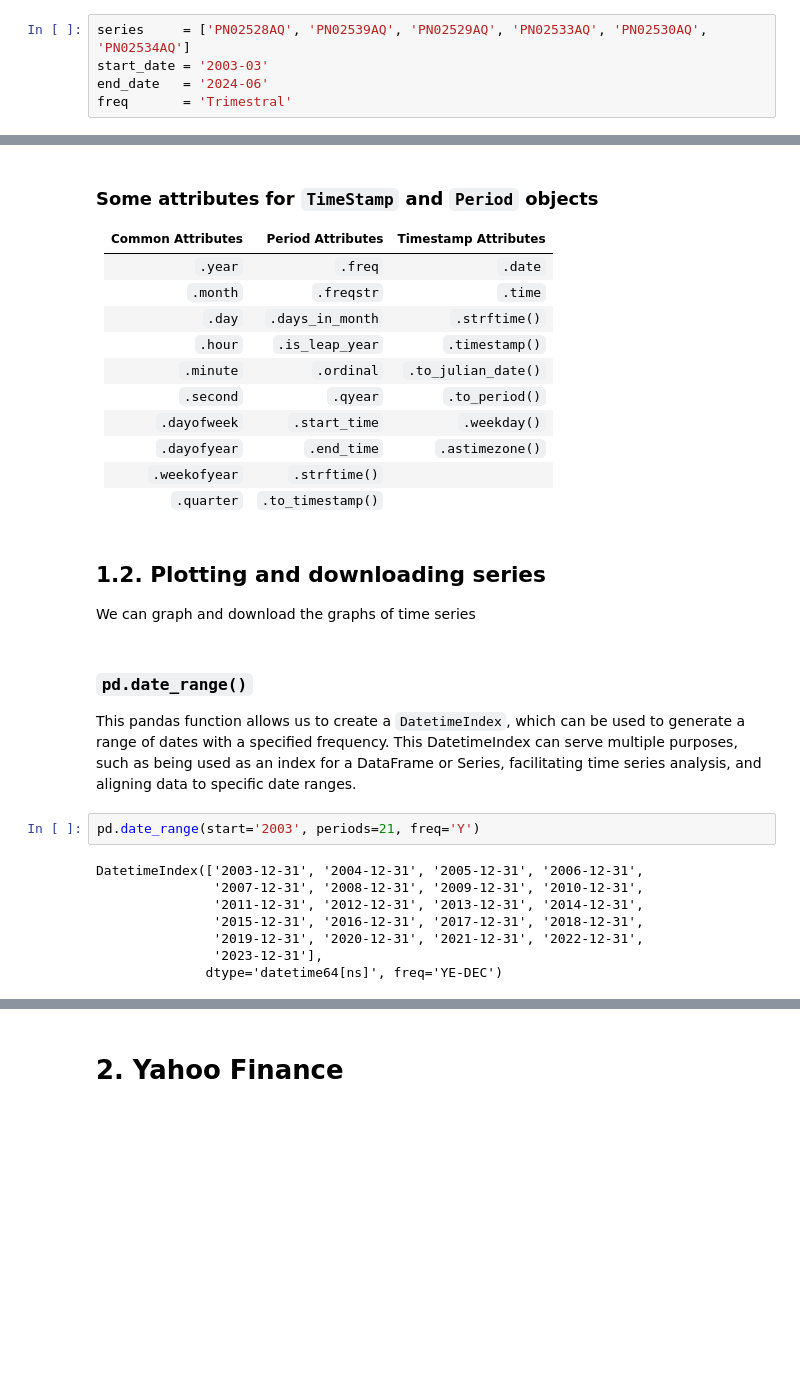
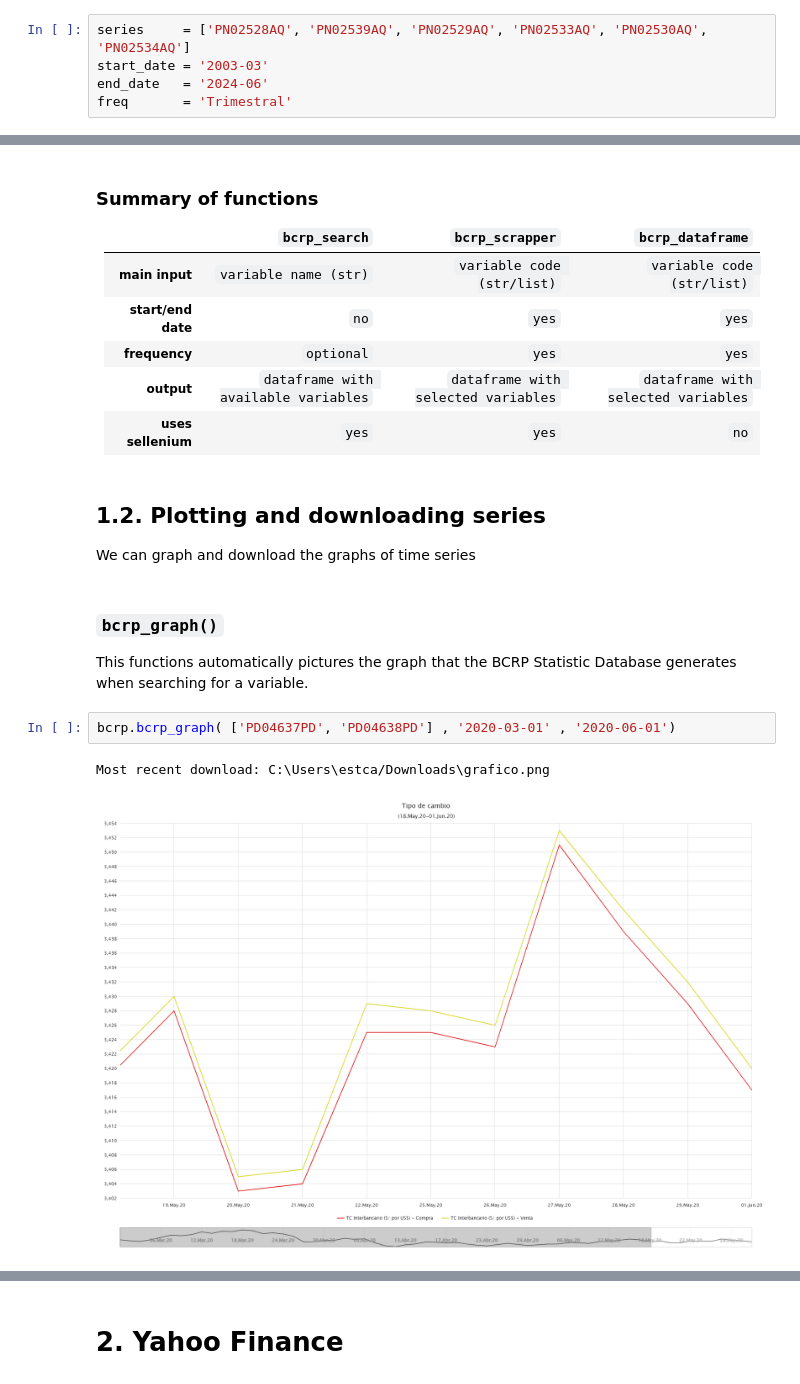
Before and after one commit to estcab00/timeseries-python, a Jupyter notebook: Sessions/Session 3 - Time Series Extraction.ipynb, the cells around one changed output, grey strips where cells are left out. Drawn from its saved outputs; the diff is of its cells as text; blank space fills up the shorter version.

````diff
--- a/Sessions/Session 3 - Time Series Extraction.ipynb
+++ b/Sessions/Session 3 - Time Series Extraction.ipynb
@@ -351,31 +315,21 @@ Execution time: 0.7813937664031982 seconds
 # %% [markdown]
-### Some attributes for `TimeStamp` and `Period` objects
+### Summary of functions
 
-| Common Attributes               | Period Attributes            | Timestamp Attributes            |
-|---------------------------------|------------------------------|---------------------------------|
-| `.year`                         | `.freq`                      | `.date`                         |
-| `.month`                        | `.freqstr`                   | `.time`                         |
-| `.day`                          | `.days_in_month`             | `.strftime()`                   |
-| `.hour`                         | `.is_leap_year`              | `.timestamp()`                  |
-| `.minute`                       | `.ordinal`                   | `.to_julian_date()`             |
-| `.second`                       | `.qyear`                     | `.to_period()`                  |
-| `.dayofweek`                    | `.start_time`                | `.weekday()`                    |
-| `.dayofyear`                    | `.end_time`                  | `.astimezone()`                 |
-| `.weekofyear`                   | `.strftime()`                |                                 |
-| `.quarter`                      | `.to_timestamp()`            |                                 |
+|             |   `bcrp_search`       | `bcrp_scrapper`            | `bcrp_dataframe`      |
+|---------------------------------|------------------------------|---------------------------------|---------------------------------|
+| **main input**                   | `variable name (str)`     | `variable code (str/list)`      |     `variable code (str/list)`                  |
+| **start/end date**               | `no`     | `yes`      |     `yes`                  |
+| **frequency**              | `optional`     | `yes`      |     `yes`                  |
+| **output**                  | `dataframe with available variables`  | `dataframe with selected variables` | `dataframe with selected variables` |
+| **uses sellenium**          | `yes`             | `yes`                   |`no`    |
 # %% [markdown]
 ## <a id="t1.2"></a>1.2. Plotting and downloading series
 We can graph and download the graphs of time series
 # %% [markdown]
-### ```pd.date_range()```
-This pandas function allows us to create a `DatetimeIndex`, which can be used to generate a range of dates with a specified frequency. This DatetimeIndex can serve multiple purposes, such as being used as an index for a DataFrame or Series, facilitating time series analysis, and aligning data to specific date ranges.
+### ```bcrp_graph()```
+This functions automatically pictures the graph that the BCRP Statistic Database generates when searching for a variable.
 # %%
-pd.date_range(start='2003', periods=21, freq='Y')
+bcrp.bcrp_graph( ['PD04637PD', 'PD04638PD'] , '2020-03-01' , '2020-06-01')
 # %% [output]
-DatetimeIndex(['2003-12-31', '2004-12-31', '2005-12-31', '2006-12-31',
-               '2007-12-31', '2008-12-31', '2009-12-31', '2010-12-31',
-               '2011-12-31', '2012-12-31', '2013-12-31', '2014-12-31',
-               '2015-12-31', '2016-12-31', '2017-12-31', '2018-12-31',
-               '2019-12-31', '2020-12-31', '2021-12-31', '2022-12-31',
-               '2023-12-31'],
-              dtype='datetime64[ns]', freq='YE-DEC')
+Most recent download: C:\Users\estca/Downloads\grafico.png
+[figure, added]
````
Also changed, not shown: parts of 39 cells of this notebook.
